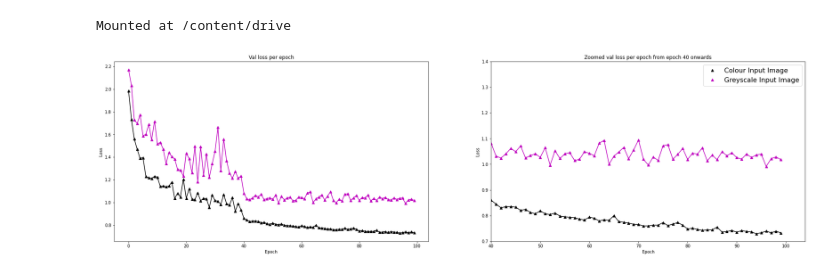
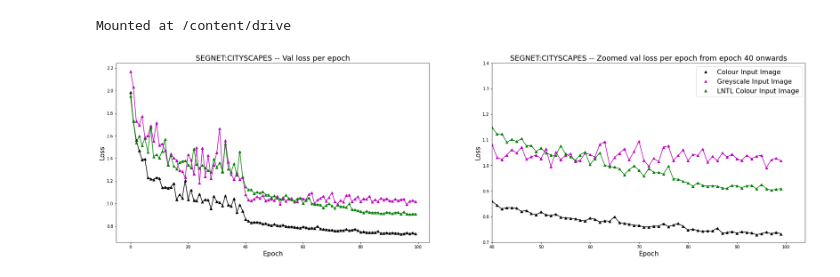
Before and after one commit to JackStelling/BiasMitigation, a Jupyter notebook: LNTL/evaluation/visualisations.ipynb, the cells around one changed output. Saved outputs shown, nothing was run; the diff lists cells and outputs as text; code cells hidden in the pictures.

```diff
--- a/LNTL/evaluation/visualisations.ipynb
+++ b/LNTL/evaluation/visualisations.ipynb
@@ -712,32 +751,45 @@ import seaborn as sb
 segnet_colour_train = pd.read_pickle(r'/content/drive/MyDrive/BiasMitigation/LNTL/training_logs/SegNet/Cityscapes/baseline/colour/Exp1_Stage1/epoch_losses_train.pkl')
 segnet_colour_val =pd.read_pickle('/content/drive/MyDrive/BiasMitigation/LNTL/training_logs/SegNet/Cityscapes/baseline/colour/Exp1_Stage1/epoch_losses_val.pkl')
 
+segnet_LNTL_train = pd.read_pickle('/content/drive/MyDrive/BiasMitigation/LNTL/training_logs/SegNet/Cityscapes/LNTL/Exp3_Stage1/epoch_losses_train.pkl')
+segnet_LNTL_val = pd.read_pickle('/content/drive/MyDrive/BiasMitigation/LNTL/training_logs/SegNet/Cityscapes/LNTL/Exp3_Stage1/epoch_losses_val.pkl')
+
 segnet_greyscale_train = pd.read_pickle('/content/drive/MyDrive/BiasMitigation/LNTL/training_logs/SegNet/Cityscapes/baseline/greyscale/Exp1_Stage1/epoch_losses_train.pkl')
 segnet_greyscale_val = pd.read_pickle('/content/drive/MyDrive/BiasMitigation/LNTL/training_logs/SegNet/Cityscapes/baseline/greyscale/Exp1_Stage1/epoch_losses_val.pkl')
 # %%
 plt.figure(figsize=(30, 8))
 
 plt.subplot(1, 2, 1)
-plt.plot(segnet_colour_val, "k^", label='Colour Input Image')
+plt.plot(segnet_colour_val, "k^", label='Baseline Colour Input Image')
 plt.plot(segnet_colour_val, "k")
-plt.plot(segnet_greyscale_val, "m^", label='Greyscale Input Image')
+##
+plt.plot(segnet_greyscale_val, "m^", label='Baseline Greyscale Input Image')
 plt.plot(segnet_greyscale_val, "m")
-plt.ylabel("Loss")
-plt.xlabel("Epoch")
-plt.title("SEGNET:CITYSCAPES -- Val loss per epoch")
+##
+plt.plot(segnet_LNTL_val, "g^", label='LNTL Colour Input Image')
+plt.plot(segnet_LNTL_val, "g")
+#
+plt.ylabel("Loss", fontsize = 16)
+plt.xlabel("Epoch", fontsize = 16)
+plt.title("SEGNET:CITYSCAPES -- Val loss per epoch", fontsize = 18)
 
 
 plt.subplot(1, 2, 2)
 plt.plot(segnet_colour_val, "k^", label='Colour Input Image')
 plt.plot(segnet_colour_val, "k")
+##
 plt.plot(segnet_greyscale_val, "m^", label='Greyscale Input Image')
 plt.plot(segnet_greyscale_val, "m")
+##
+plt.plot(segnet_LNTL_val, "g^", label='LNTL Colour Input Image')
+plt.plot(segnet_LNTL_val, "g")
+#
 plt.xlim(left=40)
 plt.ylim(0.7, 1.4)
-plt.ylabel("Loss")
-plt.xlabel("Epoch")
-plt.title("SEGNET:CITYSCAPES -- Zoomed val loss per epoch from epoch 40 onwards")
+plt.ylabel("Loss", fontsize = 16)
+plt.xlabel("Epoch", fontsize = 16)
+plt.title("SEGNET:CITYSCAPES -- Zoomed val loss per epoch from epoch 40 onwards", fontsize = 18)
 plt.legend(loc='upper right', prop={'size': 16})
 plt.show()
 # %% [output]
-[figure, old version]
+[figure, new version]
```
Also changed, not shown: parts of 8 cells of this notebook, 41 other files.
